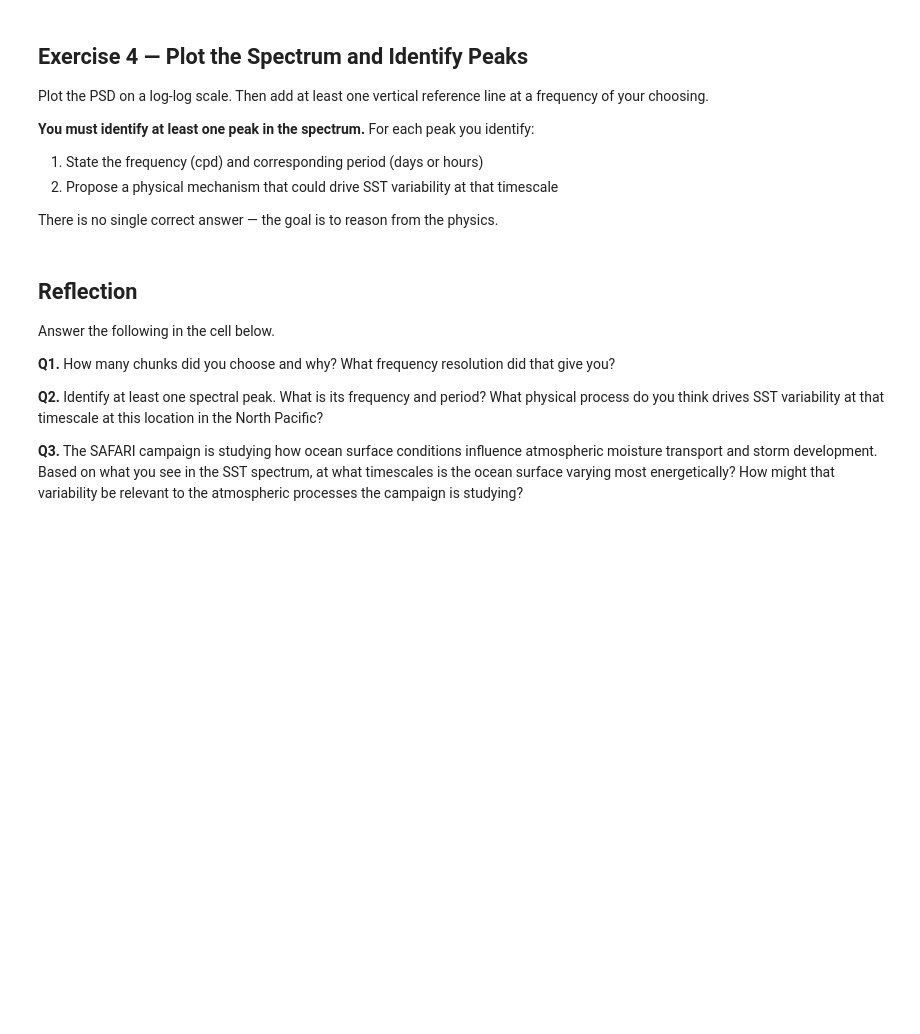
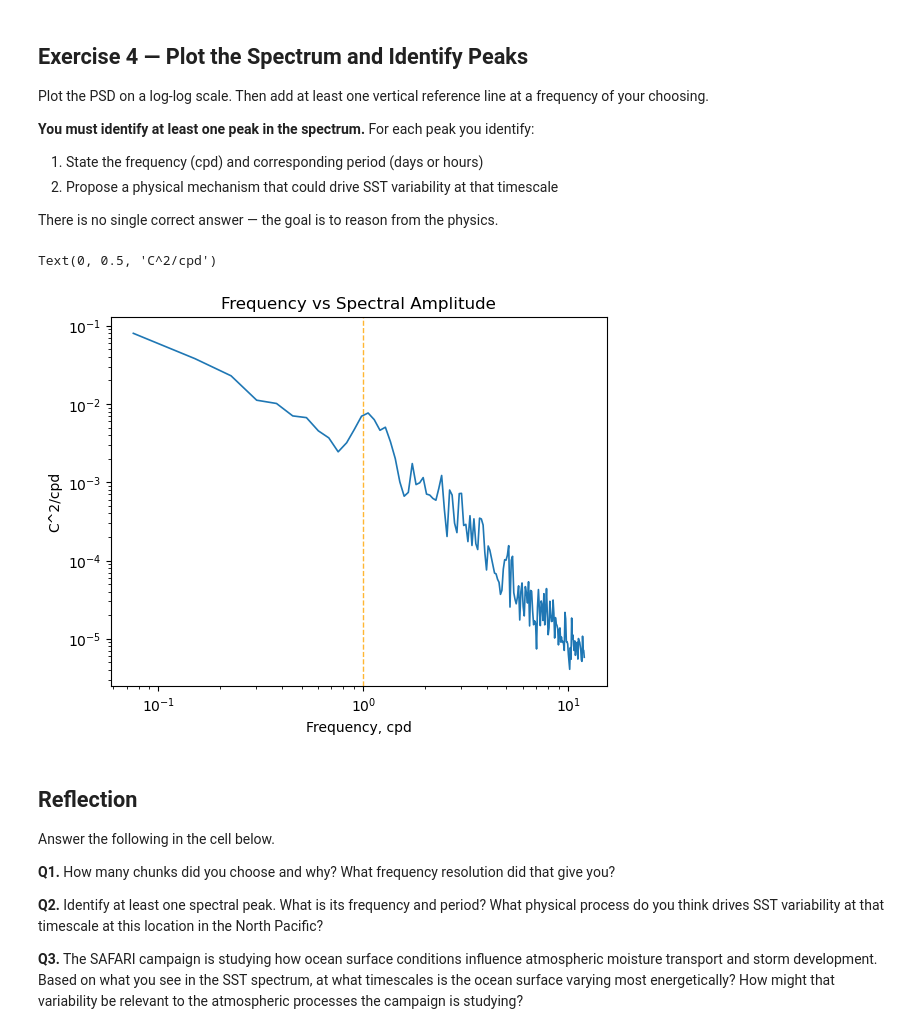
Before and after one commit to mae223-oceantech/time-series-analysis-arobotdinosaur, a Jupyter notebook: Tutorial_SAFARI_SST.ipynb, the cells around one changed output. Saved outputs shown, nothing was run; the diff lists cells and outputs as text; code cells hidden in the pictures; blank space fills up the shorter version.

```diff
--- a/Tutorial_SAFARI_SST.ipynb
+++ b/Tutorial_SAFARI_SST.ipynb
@@ -149,10 +166,16 @@ State your choice and justify it in a comment.
 # %%
 # YOUR CODE HERE — choose num_chunks and justify your choice in a comment
-num_chunks =    # YOUR CODE HERE
+num_chunks = 10  # YOUR CODE HERE
 
 # YOUR CODE HERE — compute chunk size, segment length, and df, then print them
 
+chunk_size = len(sst_interp) // num_chunks   # samples per segment
+seg_len_days = chunk_size * dt_lj                 # segment length [days]
+df = 1.0 / seg_len_days                           # frequency resolution [cpd]
 
 # YOUR CODE HERE — call spectrumCB
 # Store outputs as: f_sst, psd_sst, parseval_sst
+f_sst,psd_sst,parseval_sst = spectrumCB(time_lj,sst_interp,chunk_size)
+#seg_len_days
+df
 # %% [output]
@@ -170,6 +195,15 @@ There is no single correct answer — the goal is to reason from the physics.
 # %%
 # YOUR CODE HERE — plot the SST PSD on a log-log scale
 # Include: axis labels, title, grid, at least one reference line
+
+plt.loglog(f_sst[1:], psd_sst[1:], lw=1.2, label="5 Chunks")
+plt.axvline(1, color='orange', ls='--', lw=1.0, alpha=0.8, label='24 Hours')
+plt.title('Frequency vs Spectral Amplitude')
+plt.xlabel('Frequency, cpd')
+plt.ylabel('C^2/cpd')
+# %% [output]
+Text(0, 0.5, 'C^2/cpd')
+[figure, added]
 # %% [markdown]
 ## Reflection
 
```
Also changed, not shown: parts of 5 cells of this notebook.
